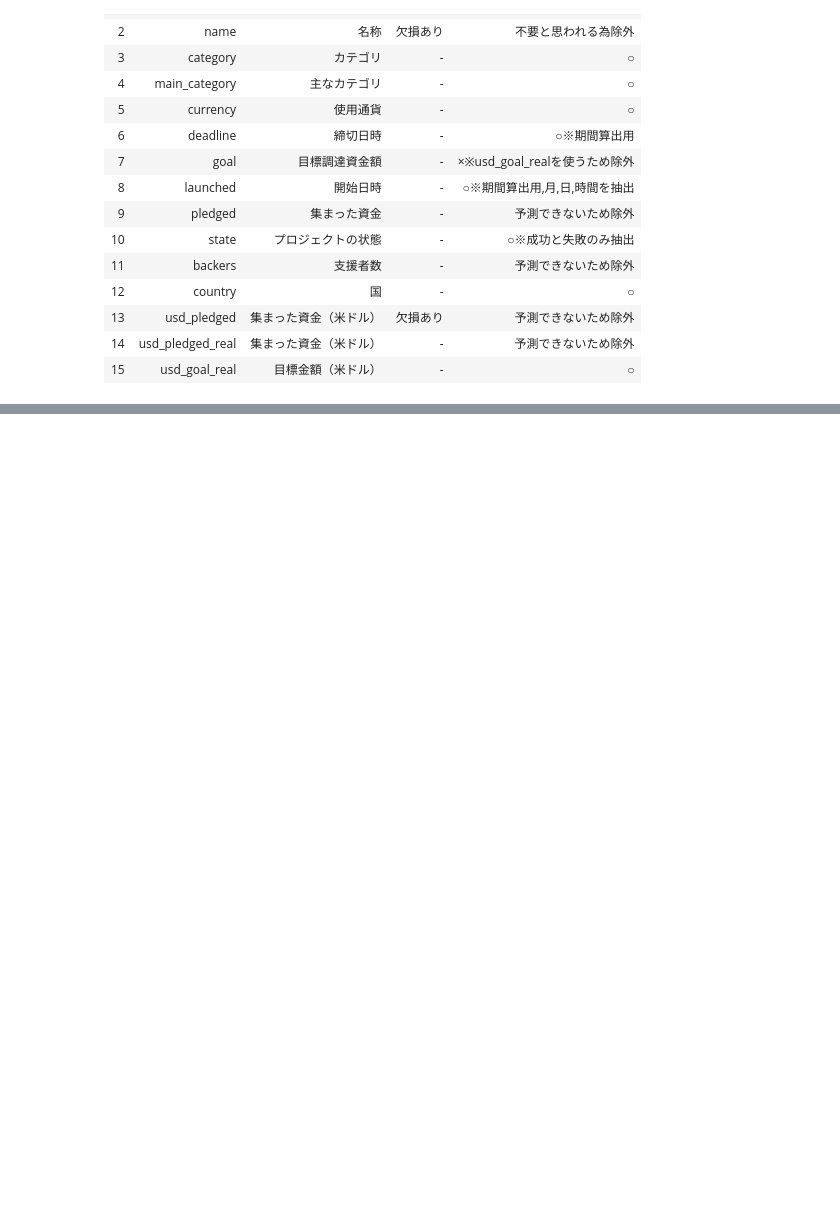
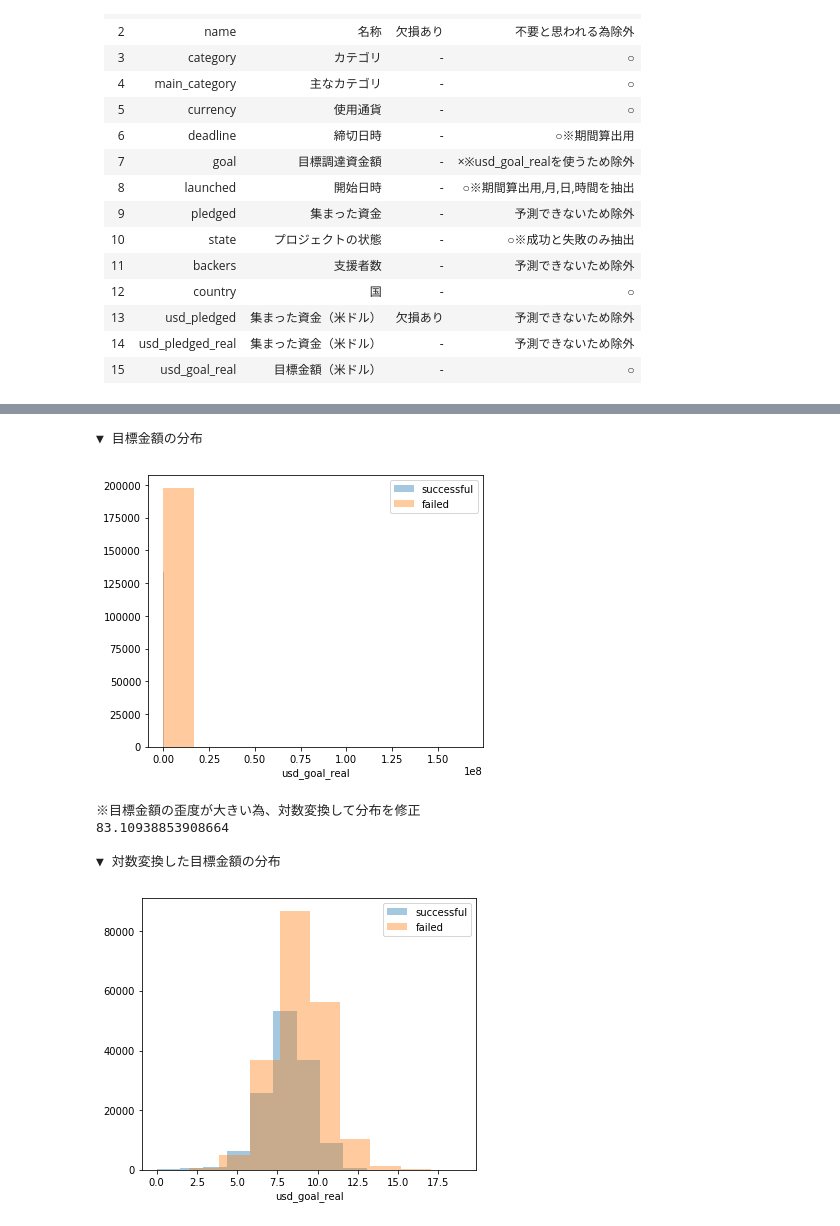
Before and after one commit to arsma12/skillupAI, a Jupyter notebook: Day1_work_長谷川雅代.ipynb, the cells around one changed output, grey strips where cells are left out. Cells and saved outputs as stored; diff of their text form; code cells hidden in the pictures; blank space fills up the shorter version.

```diff
--- a/Day1_work_長谷川雅代.ipynb
+++ b/Day1_work_長谷川雅代.ipynb
@@ -227,0 +153,29 @@ Name: state, dtype: int64
+# %%
+# ------------------------------------------------
+# 2-1-3.目標金額の分布
+# ------------------------------------------------
+# 目標金額の分布
+print("\n▼ 目標金額の分布 ")
+plt.figure(figsize=(6,5))
+sns.distplot(df[df['state']==1]['usd_goal_real'],kde=False,rug=False,bins=10,label='successful')
+sns.distplot(df[df['state']==0]['usd_goal_real'],kde=False,rug=False,bins=10,label='failed')
+plt.legend()
+plt.show()
+
+print("※目標金額の歪度が大きい為、対数変換して分布を修正")
+print(df['usd_goal_real'].skew())
+
+print("\n▼ 対数変換した目標金額の分布 ")
+plt.figure(figsize=(6,5))
+sns.distplot(np.log1p(df[df['state']==1]['usd_goal_real']),kde=False,rug=False,bins=10,label='successful')
+sns.distplot(np.log1p(df[df['state']==0]['usd_goal_real']),kde=False,rug=False,bins=10,label='failed')
+plt.legend()
+plt.show()
+# %% [output]
+▼ 目標金額の分布
+[figure, added]
+※目標金額の歪度が大きい為、対数変換して分布を修正
+83.10938853908664
+
+▼ 対数変換した目標金額の分布
+[figure, added]
```
Also changed, not shown: parts of 10 cells of this notebook.
